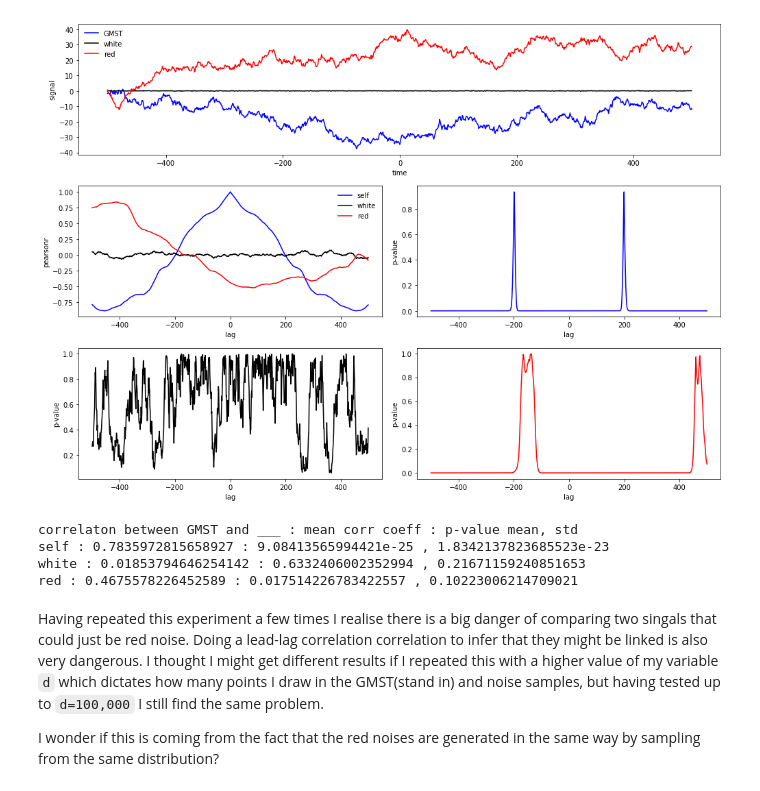
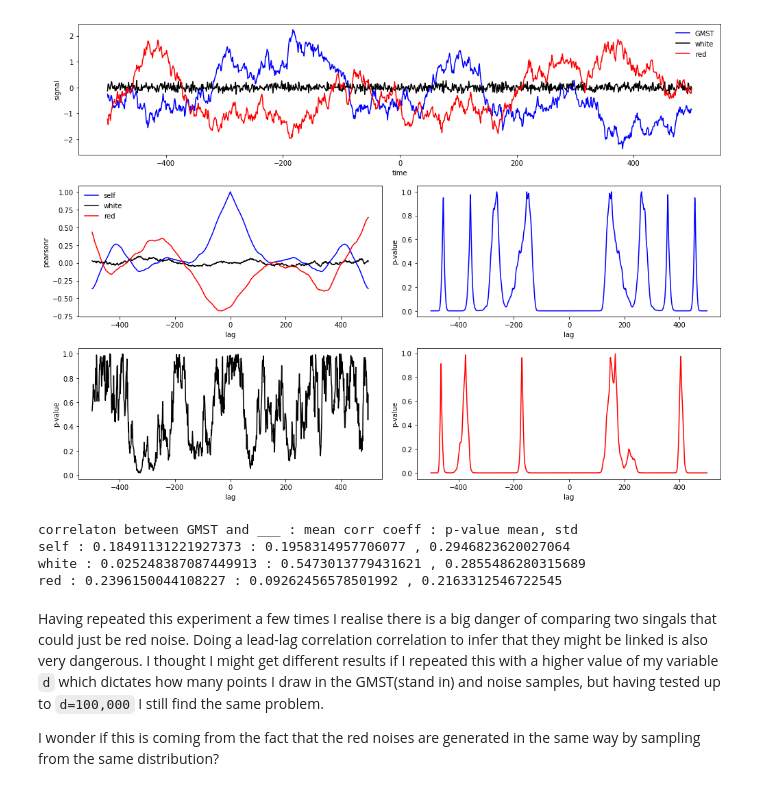
Before and after one commit to dfulu/assorted_mini_projects, a Jupyter notebook: red_noises_appear_correlated.ipynb, the cells around one changed output. Saved outputs shown, nothing was run; the diff lists cells and outputs as text; code cells hidden in the pictures.

Commit message:
fix red noise generation

```diff
--- a/red_noises_appear_correlated.ipynb
+++ b/red_noises_appear_correlated.ipynb
@@ -24,12 +24,19 @@ def leadlag_correlation(a,b, n=None):
     coef = [c[0] for c in cp]
     p_val = [p[1] for p in cp]
     return coef, p_val
+
+def red_noise_generator(L,s,r):
+    w = np.random.normal(0,s,L)
+    x = [w[0]]
+    for i in range(1, L):
+        x.append(r*x[i-1]+(1-r**2)**0.5*w[i])
+    return np.array(x)
 # %%
 d=1000
 
-gmst = np.random.normal(0,1,d).cumsum() + np.random.normal(0,0.3,d) # assume this to be GMST
+gmst = red_noise_generator(d,1,0.99) # assume this to be GMST
 w = np.random.normal(0,0.1,d) # some white noise
-r = np.random.normal(0,1,d).cumsum()  # some red noise
+r = red_noise_generator(d,1,0.99)  # some red noise
 
 gg = leadlag_correlation(gmst,gmst) # get lead-lag correlations between gmst and self along with p-values
 gw = leadlag_correlation(gmst,w) # same but between gmst and white noise signal
@@ -43,43 +50,43 @@ plt.subplot(311)
 plt.plot(x,gmst, label='GMST', color='b')
 plt.plot(x,w, label='white', color='k')
 plt.plot(x,r, label='red', color='r')
 plt.legend(loc='best', framealpha=0)
 plt.ylabel('signal')
 plt.xlabel('time')
 
 #plot the pearsonr correlation coefficients
 plt.subplot(323)
 plt.plot(x,gg[0], label='self', color='b')
 plt.plot(x,gw[0], label='white', color='k')
 plt.plot(x,gr[0], label='red', color='r')
 plt.legend(loc='best', framealpha=0)
 plt.ylabel('pearsonr')
 plt.xlabel('lag')
 
 # plot the p-values for each lead-lag correlation
 plotnum=4
 gs = [gg, gw, gr]
 lab = ['self', 'white', 'red']
 col = ['b','k','r']
 for i in range(3):
     plt.subplot(320+plotnum)
     plt.ylabel('p-value')
     plt.xlabel('lag')
     plt.plot(x, gs[i][1], label=lab[i], color=col[i])
     plotnum+=1
 plt.tight_layout()
 plt.show()
 # %% [output]
-[figure, old version]
+[figure, new version]
 # %%
 print('correlaton between GMST and ___ : mean corr coeff : p-value mean, std')
 for i in range(3):
     print(lab[i],':',np.mean(np.abs(np.array(gs[i][0]))),':',np.mean(gs[i][1]), ',', np.std(gs[i][1]))
 # %% [output]
 correlaton between GMST and ___ : mean corr coeff : p-value mean, std
-self : 0.7835972815658927 : 9.08413565994421e-25 , 1.8342137823685523e-23
-white : 0.01853794646254142 : 0.6332406002352994 , 0.21671159240851653
-red : 0.4675578226452589 : 0.017514226783422557 , 0.10223006214709021
+self : 0.18491131221927373 : 0.1958314957706077 , 0.2946823620027064
+white : 0.025248387087449913 : 0.5473013779431621 , 0.2855486280315689
+red : 0.2396150044108227 : 0.09262456578501992 , 0.2163312546722545
 # %% [markdown]
 Having repeated this experiment a few times I realise there is a big danger of comparing two singals that could just be red noise. Doing a lead-lag correlation correlation to infer that they might be linked is also very dangerous. I thought I might get different results if I repeated this with a higher value of my variable `d` which dictates how many points I draw in the GMST(stand in) and noise samples, but having tested up to `d=100,000` I still find the same problem.
 
```
